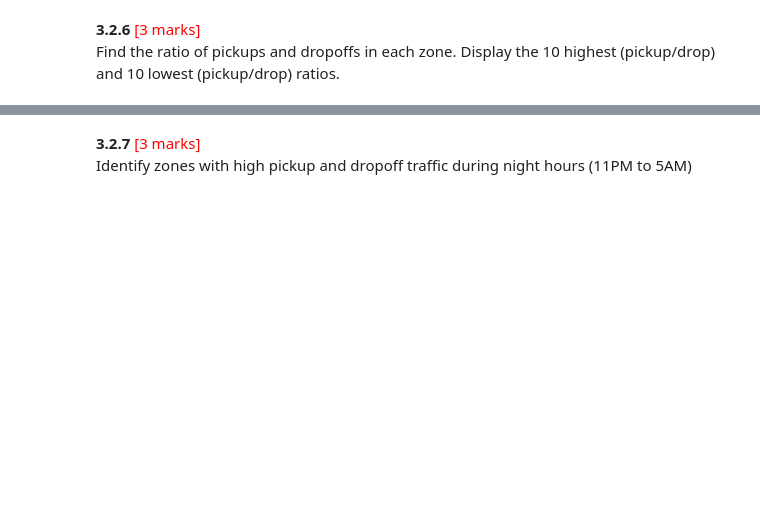
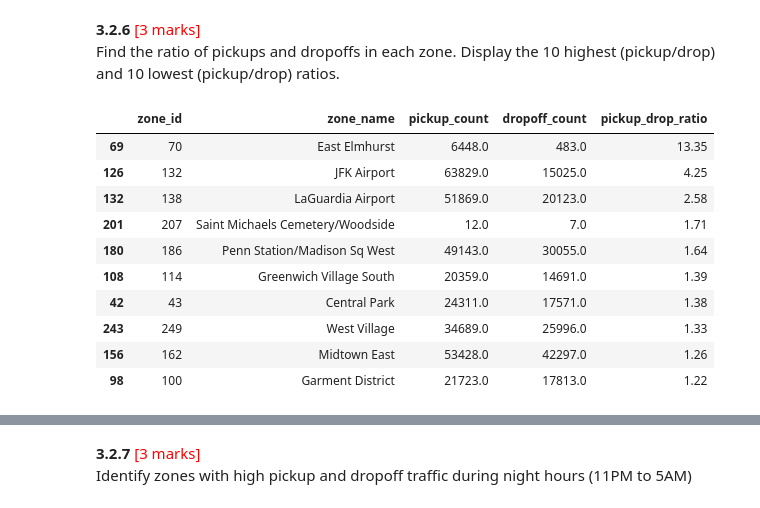
Before and after one commit to mpyar/eda_nyc_taxi, a Jupyter notebook: Analysis/EDA_Assg_NYC_Taxi_Starter.ipynb, the cells around one changed output, grey strips where cells are left out. Saved outputs shown, nothing was run; the diff lists cells and outputs as text; code cells hidden in the pictures; blank space fills up the shorter version.

```diff
--- a/Analysis/EDA_Assg_NYC_Taxi_Starter.ipynb
+++ b/Analysis/EDA_Assg_NYC_Taxi_Starter.ipynb
@@ -1630,0 +1704,9 @@ Identify top 10 zones with high hourly pickups. Do the same for hourly dropoffs.
+# %%
+# Find top 10 pickup and dropoff zones
+# Pickup hour already caculated
+# Dropoff hour
+merged_df['dropoff_hour'] = merged_df['tpep_dropoff_datetime'].dt.hour
+# Hourly pickups by zone
+pickup_counts = (merged_df.groupby(['PULocationID','pickup_hour']).size().reset_index(name='pickup_count'))
+# Hourly dropoffs by zone
+dropoff_counts = (merged_df.groupby(['DOLocationID','dropoff_hour']).size().reset_index(name='dropoff_count'))
@@ -1635,0 +1783,32 @@ Find the ratio of pickups and dropoffs in each zone. Display the 10 highest (pic
+# %%
+# Find the top 10 and bottom 10 pickup/dropoff ratios
+
+pickup_totals = merged_df.groupby('PULocationID').size().reset_index(name='pickup_count')
+pickup_totals.rename(columns={'PULocationID':'zone_id'}, inplace=True)
+dropoff_totals = merged_df.groupby('DOLocationID').size().reset_index(name='dropoff_count')
+dropoff_totals.rename(columns={'DOLocationID':'zone_id'}, inplace=True)
+zone_counts = pd.merge(pickup_totals, dropoff_totals, on='zone_id', how='outer').fillna(0)
+
+zone_counts = zone_counts[zone_counts['zone_id'] != 0]
+
+zone_counts['pickup_drop_ratio'] = round(zone_counts['pickup_count'] / zone_counts['dropoff_count'].replace(0, np.nan),2)
+
+zone_map = dict(zip(zones['LocationID'], zones['zone']))
+zone_counts['zone_name'] = zone_counts['zone_id'].map(zone_map)
+
+top10_high = zone_counts.nlargest(10, 'pickup_drop_ratio')[['zone_id','zone_name','pickup_count','dropoff_count','pickup_drop_ratio']]
+top10_low = zone_counts.nsmallest(10, 'pickup_drop_ratio')[['zone_id','zone_name','pickup_count','dropoff_count','pickup_drop_ratio']]
+# %%
+top10_high
+# %% [output]
+|  | zone_id | zone_name | pickup_count | dropoff_count | pickup_drop_ratio |
+| 69 | 70 | East Elmhurst | 6448.0 | 483.0 | 13.35 |
+| 126 | 132 | JFK Airport | 63829.0 | 15025.0 | 4.25 |
+| 132 | 138 | LaGuardia Airport | 51869.0 | 20123.0 | 2.58 |
+| 201 | 207 | Saint Michaels Cemetery/Woodside | 12.0 | 7.0 | 1.71 |
+| 180 | 186 | Penn Station/Madison Sq West | 49143.0 | 30055.0 | 1.64 |
+| 108 | 114 | Greenwich Village South | 20359.0 | 14691.0 | 1.39 |
+| 42 | 43 | Central Park | 24311.0 | 17571.0 | 1.38 |
+| 243 | 249 | West Village | 34689.0 | 25996.0 | 1.33 |
+| 156 | 162 | Midtown East | 53428.0 | 42297.0 | 1.26 |
+| 98 | 100 | Garment District | 21723.0 | 17813.0 | 1.22 |
```
Also changed, not shown: parts of 21 cells of this notebook.
